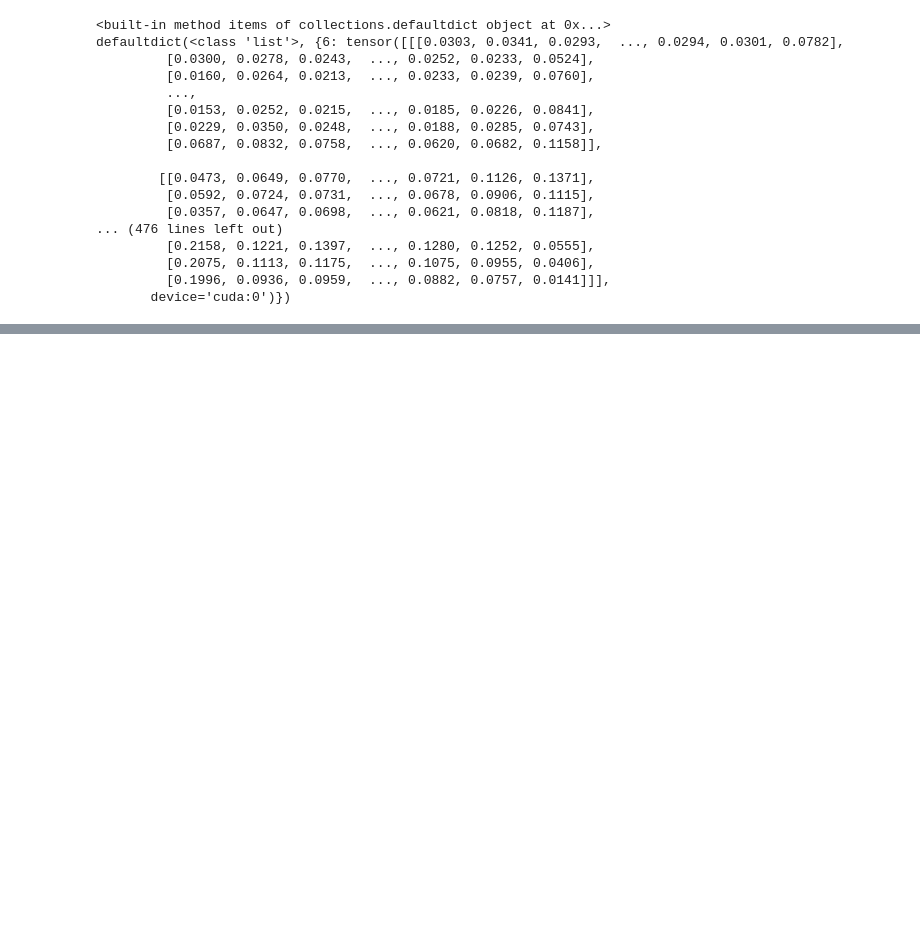
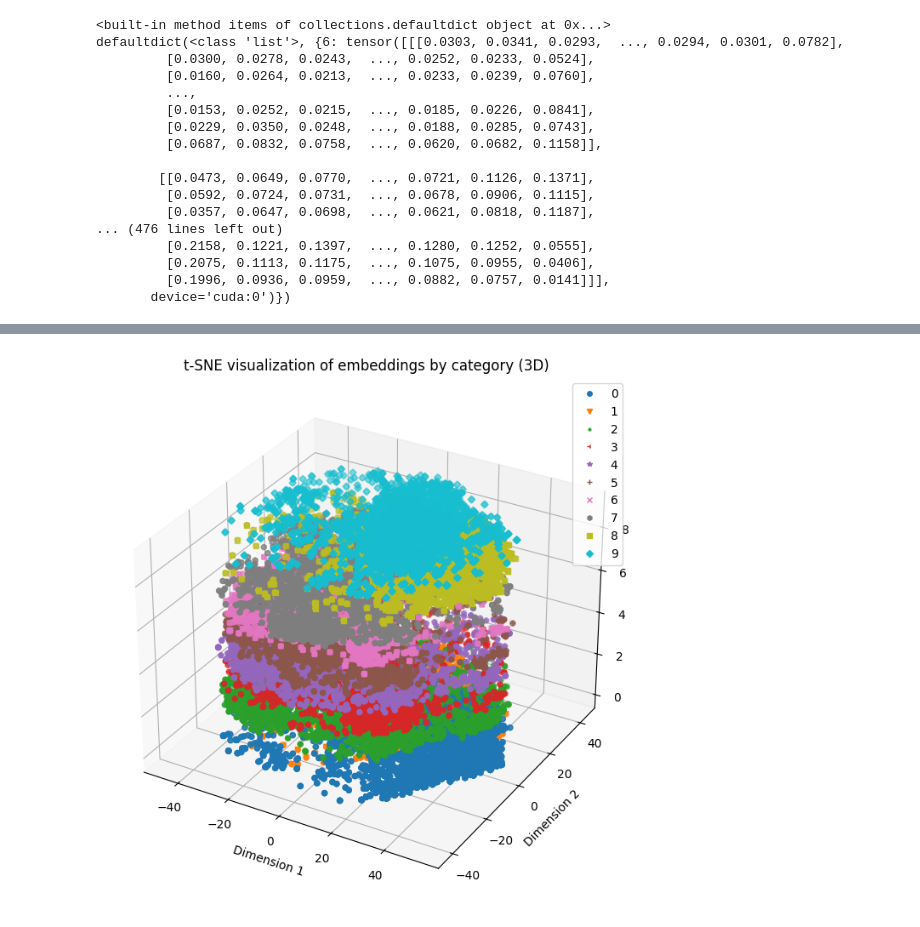
Before and after one commit to LEON-gittech/PFLlib, a Jupyter notebook: get_high_low_proto.ipynb, the cells around one changed output, grey strips where cells are left out. Cells and saved outputs as stored; diff of their text form; code cells hidden in the pictures; blank space fills up the shorter version.

```diff
--- a/get_high_low_proto.ipynb
+++ b/get_high_low_proto.ipynb
@@ -107,0 +298,45 @@ defaultdict(<class 'list'>, {6: tensor([[[0.0303, 0.0341, 0.0293,  ..., 0.0294,
+# %%
+# 创建三维散点图
+fig = plt.figure(figsize=(10, 8))
+ax = fig.add_subplot(111, projection='3d')
+
+# 为了图例，我们存储每个类别的属性
+legend_entries = []
+
+# 为了在图例中显示不同的颜色和形状，我们需要创建一个字典来映射标签到颜色和形状
+markers = ['o','v','.','3','*','+','x','h','s','D']
+num_labels = len(set(labels))
+
+# 绘制每个类别的点
+for label in set(labels):
+    indices_to_keep = [i for i, x in enumerate(labels) if x == label]
+    # 为每个类别选择不同的颜色和点的形状
+    color = f'C{label % 10}'  # 使用 'C0' 到 'C9' 表示颜色
+    marker = markers[label]  # 选择一个标记样式
+    ax.scatter(embeddings[indices_to_keep, 0], embeddings[indices_to_keep, 1], label, color=color, marker=marker, label=label)
+
+    # 为图例添加条目
+    legend_entries.append(plt.Line2D([0], [0], color=color, marker=marker, linestyle='None', markersize=2, label=label))
+    ax.scatter(embeddings[indices_to_keep, 0], embeddings[indices_to_keep, 1], label)
+
+# 设置图表标题和坐标轴标签
+ax.set_title('t-SNE visualization of embeddings by category (3D)')
+ax.set_xlabel('Dimension 1')
+ax.set_ylabel('Dimension 2')
+ax.set_zlabel('Category Layer')
+
+# # 显示图例
+# from matplotlib.legend_handler import HandlerBase
+# class ListHandler(HandlerBase):
+#     def create_artists(self, legend, labels, *args, **kwargs):
+#         handles = [plt.Line2D([0], [0], color='w', marker='o', markersize=6, label=l) for l in labels]
+#         return handles
+# legend1 = ax.legend(handler_map={list: ListHandler()})
+
+# # 调整图例位置
+# legend1.get_frame().set_alpha(0.5)
+# 显示图例
+ax.legend(handles=legend_entries, loc='upper right')
+plt.show()
+# %% [output]
+[figure, added]
```
Also changed, not shown: parts of 8 cells of this notebook, 3 other files.
